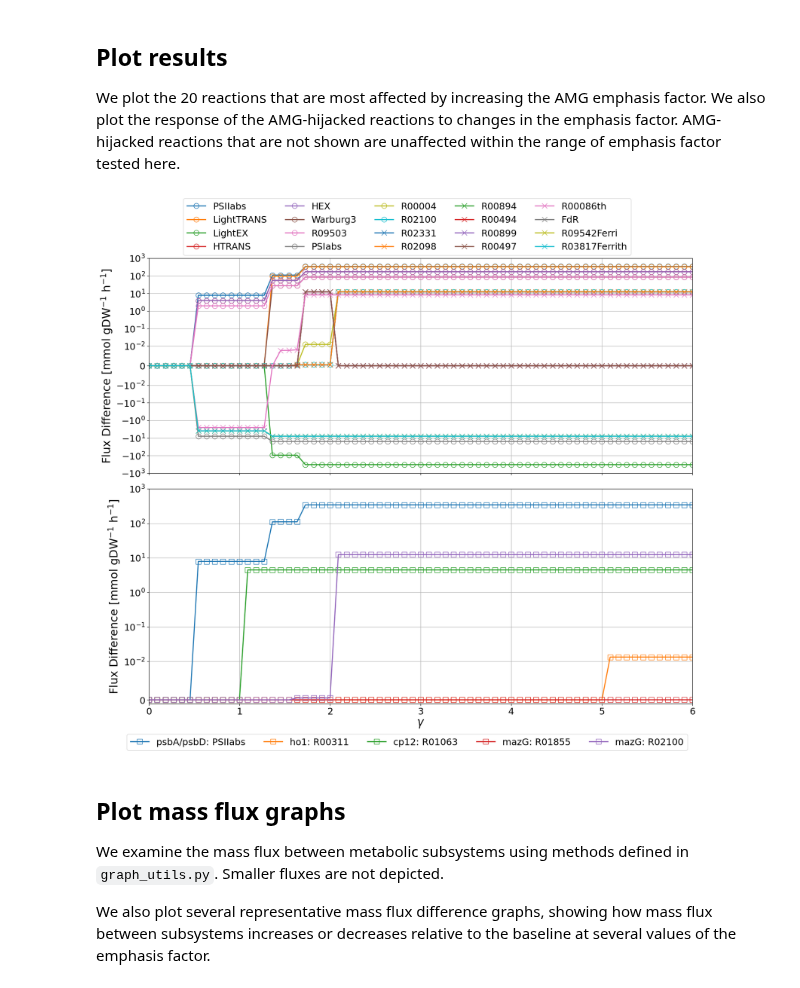
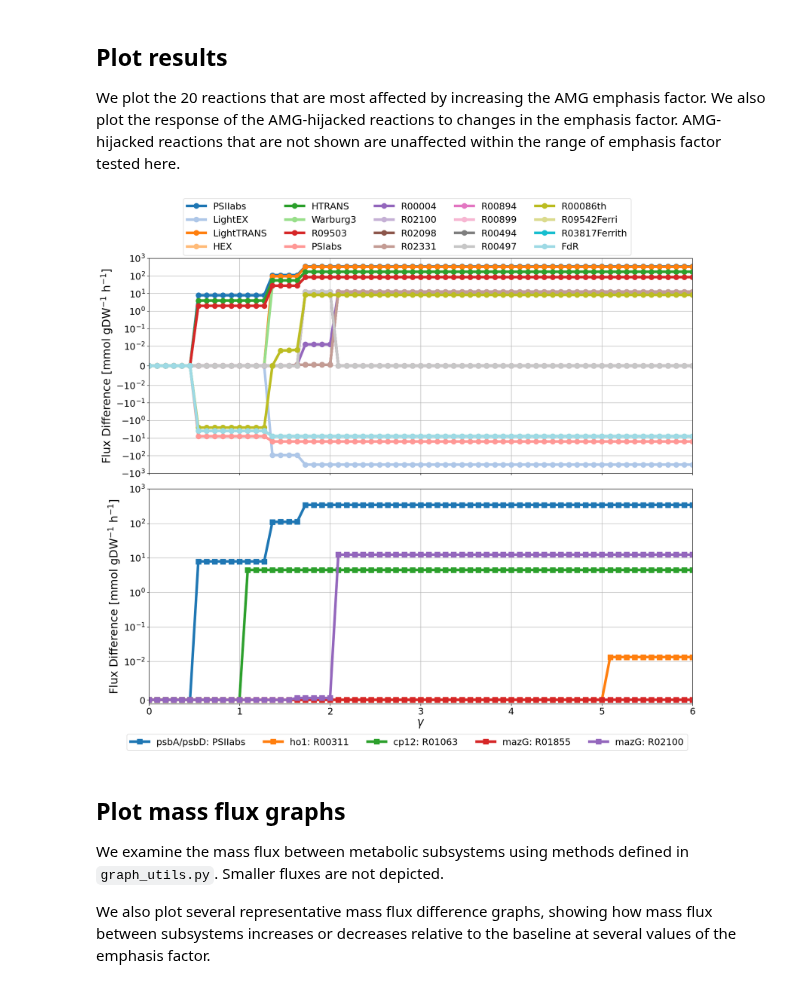
Before and after one commit to NWBRaVE/p-hm2-amgs-in-med4, a Jupyter notebook: emphasis_factor.ipynb, the cells around one changed output. Cells and saved outputs as stored; diff of their text form; code cells hidden in the pictures.

```diff
--- a/emphasis_factor.ipynb
+++ b/emphasis_factor.ipynb
@@ -89,9 +91,17 @@ baselines = []
 infecteds = []
 diffs = []
 penalties = np.linspace(0, 10, 111)
-baseline = amg_impact_by_parsimony(model, amgs, new_amg_penalty=0)
+baseline = amg_impact_by_parsimony(
+    model,
+    amgs,
+    new_amg_penalty=0,
+)
 for amg_penalty in penalties:
-    infected = amg_impact_by_parsimony(model, amgs, new_amg_penalty=-amg_penalty)
+    infected = amg_impact_by_parsimony(
+        model,
+        amgs,
+        new_amg_penalty=-amg_penalty,
+    )
     diff = infected.fluxes - baseline.fluxes
     baselines.append(baseline)
     infecteds.append(infected)
@@ -131,22 +141,23 @@ diffs
 We plot the 20 reactions that are most affected by increasing the AMG emphasis factor. We also plot the response of the AMG-hijacked reactions to changes in the emphasis factor. AMG-hijacked reactions that are not shown are unaffected within the range of emphasis factor tested here.
 # %%
 fig, axs = plt.subplots(2, 1, figsize=(17, 15), sharex=True)
-top10 = diffs.abs().max(axis=0).sort_values(ascending=False)[0:10].index
+top10 = diffs.abs().max(axis=0).sort_values(ascending=False)[0:20].index
 next10 = diffs.abs().max(axis=0).sort_values(ascending=False)[10:20].index
 diffs[top10].plot(
     ax=axs[0],
     marker="o",
-    fillstyle="none",
-    linewidth=2,
+    # fillstyle="none",
+    linewidth=5,
     markersize=10,
+    colormap="tab20",
 )
-diffs[next10].plot(
-    ax=axs[0],
-    marker="x",
-    fillstyle="none",
-    linewidth=2,
-    markersize=10,
-)
+# diffs[next10].plot(
+#     ax=axs[0],
+#     marker="x",
+#     fillstyle="none",
+#     linewidth=5,
+#     markersize=10,
+# )
 
 axs[0].set_yscale("symlog", linthresh=1e-2)
 axs[0].tick_params(labelsize=18)
@@ -157,36 +168,36 @@ axs[0].set_xlabel(r"$\gamma$", fontsize=22)
 axs[0].set_ylabel(r"Flux Difference [mmol gDW$^{-1}$ h$^{-1}$]", fontsize=22)
 axs[0].grid(True, which="both")
 # plt.show()
 (
     diffs[[col for col in amgs if diffs[col].abs().max() > 1e-7]]
     # * np.random.uniform(0.9, 1.1, (len(diffs), 10)) # uncomment to add noise to check for overlap
 ).plot(
     ax=axs[1],
     marker="s",
-    fillstyle="none",
-    linewidth=2,
+    # fillstyle="none",
+    linewidth=5,
     markersize=10,
 )
 axs[1].set_yscale("symlog", linthresh=1e-2)
 axs[1].tick_params(labelsize=18)
 
 _, lab = axs[1].get_legend_handles_labels()
 axs[1].legend(
     [amg_rxn_names[g] for g in lab],
     ncols=5,
     loc="upper center",
     bbox_to_anchor=(0.475, -0.12),
     fontsize=18,
 )
 axs[1].set_xlim(0, 6)
 axs[1].set_ylim(-1e-3, 1e3)
 axs[1].set_xlabel(r"$\gamma$", fontsize=22)
 axs[1].set_ylabel(r"Flux Difference [mmol gDW$^{-1}$ h$^{-1}$]", fontsize=22)
 axs[1].grid(True, which="both")
 fig.tight_layout()
 plt.show()
 # %% [output]
-[figure, old version]
+[figure, new version]
 # %% [markdown]
 ## Plot mass flux graphs
 
```
Also changed, not shown: parts of 11 cells of this notebook, 3 other files.
